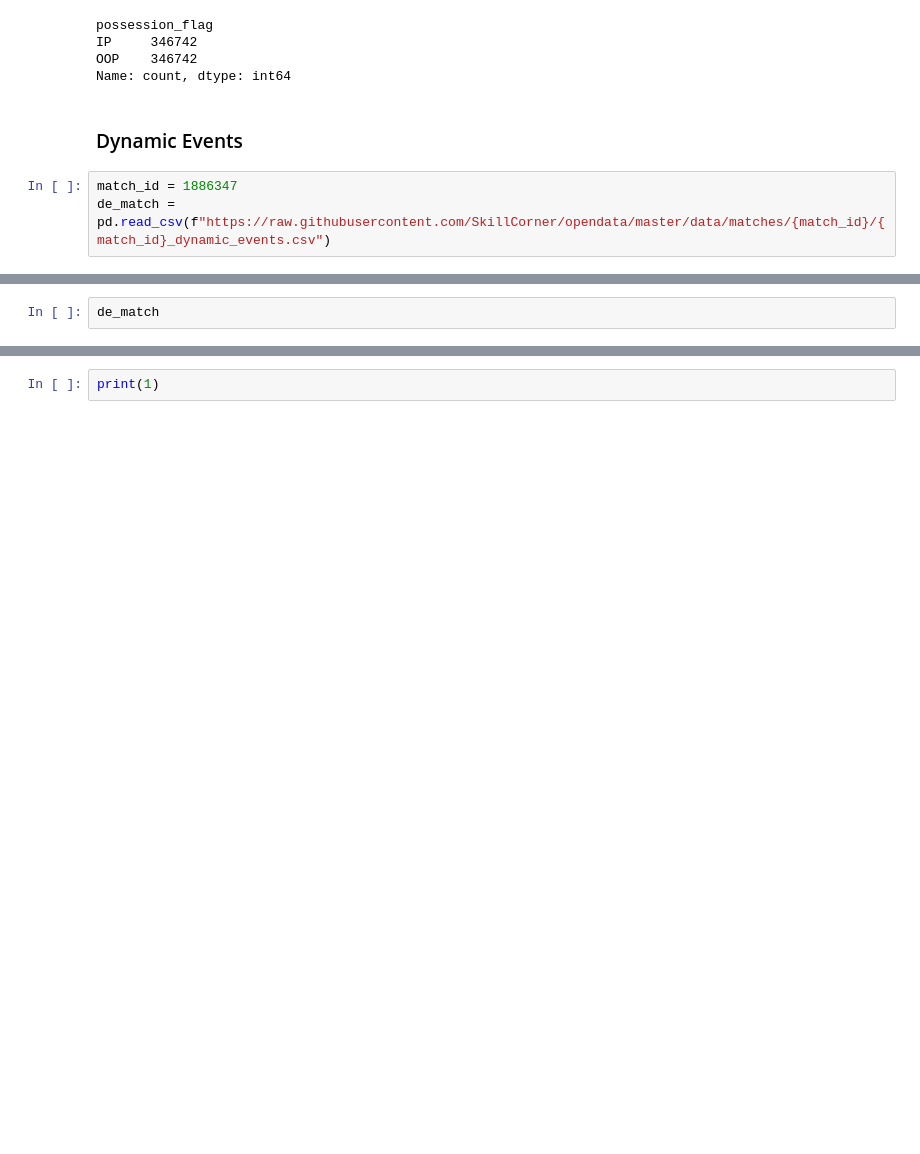
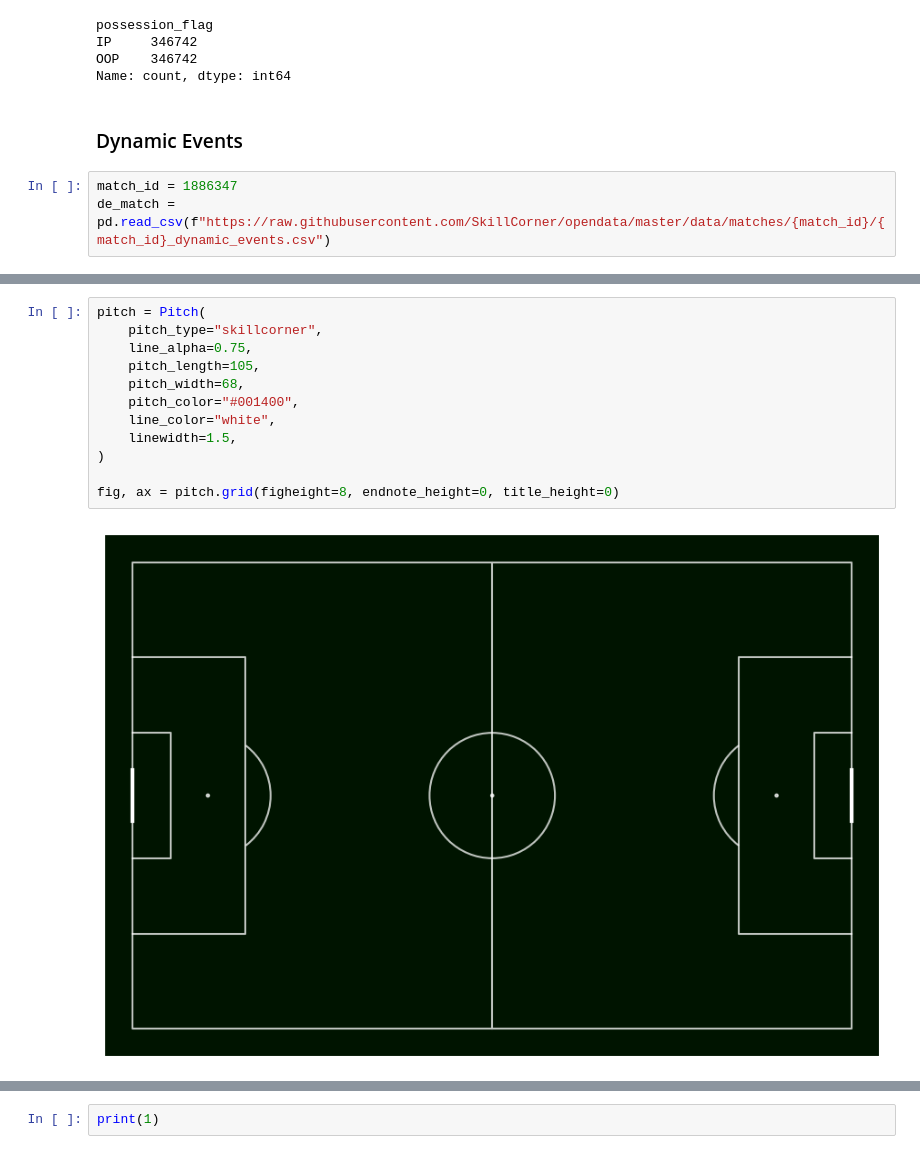
Before and after one commit to tahmeed14/footy_tracking_analysis, a Jupyter notebook: eda.ipynb, the cells around one changed output, grey strips where cells are left out. Drawn from its saved outputs; the diff is of its cells as text; blank space fills up the shorter version.

```diff
--- a/eda.ipynb
+++ b/eda.ipynb
@@ -377,2 +464,14 @@ de_match = pd.read_csv(f"https://raw.githubusercontent.com/SkillCorner/opendata/
 # %%
-de_match
+pitch = Pitch(
+    pitch_type="skillcorner",
+    line_alpha=0.75,
+    pitch_length=105,
+    pitch_width=68,
+    pitch_color="#001400",
+    line_color="white",
+    linewidth=1.5,
+)
+
+fig, ax = pitch.grid(figheight=8, endnote_height=0, title_height=0)
+# %% [output]
+[figure, added]
```
Also changed, not shown: parts of 28 cells of this notebook, 1 other file.
